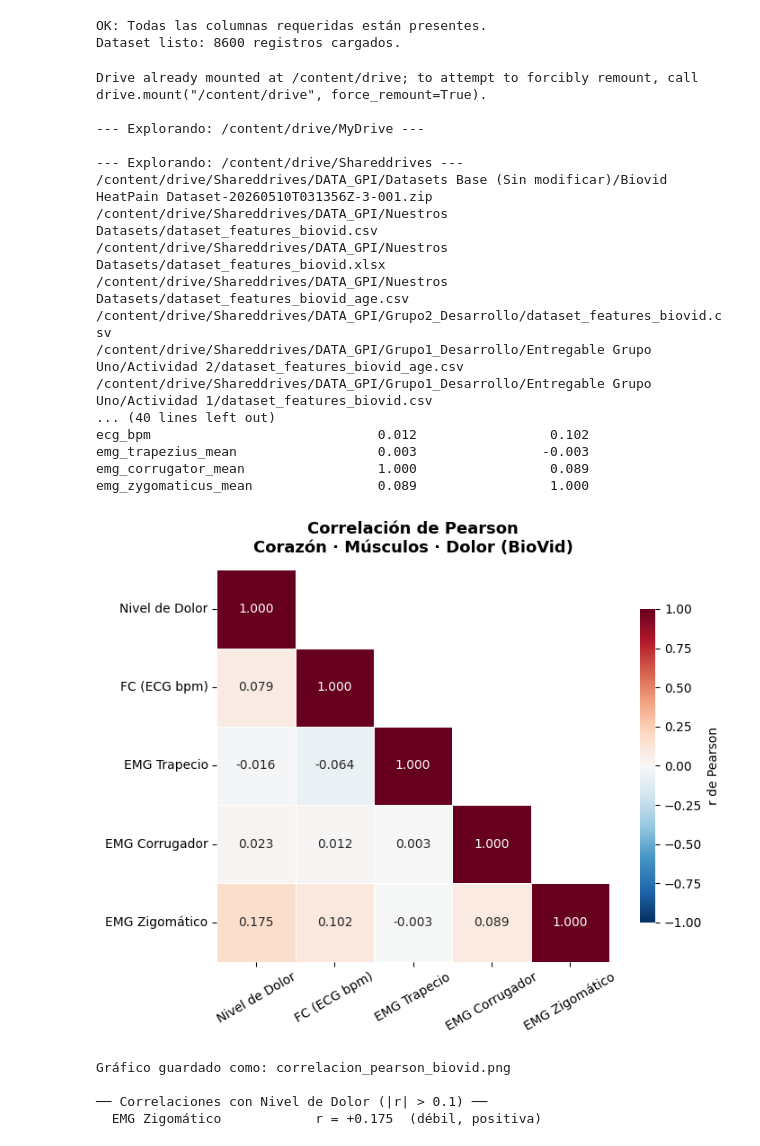
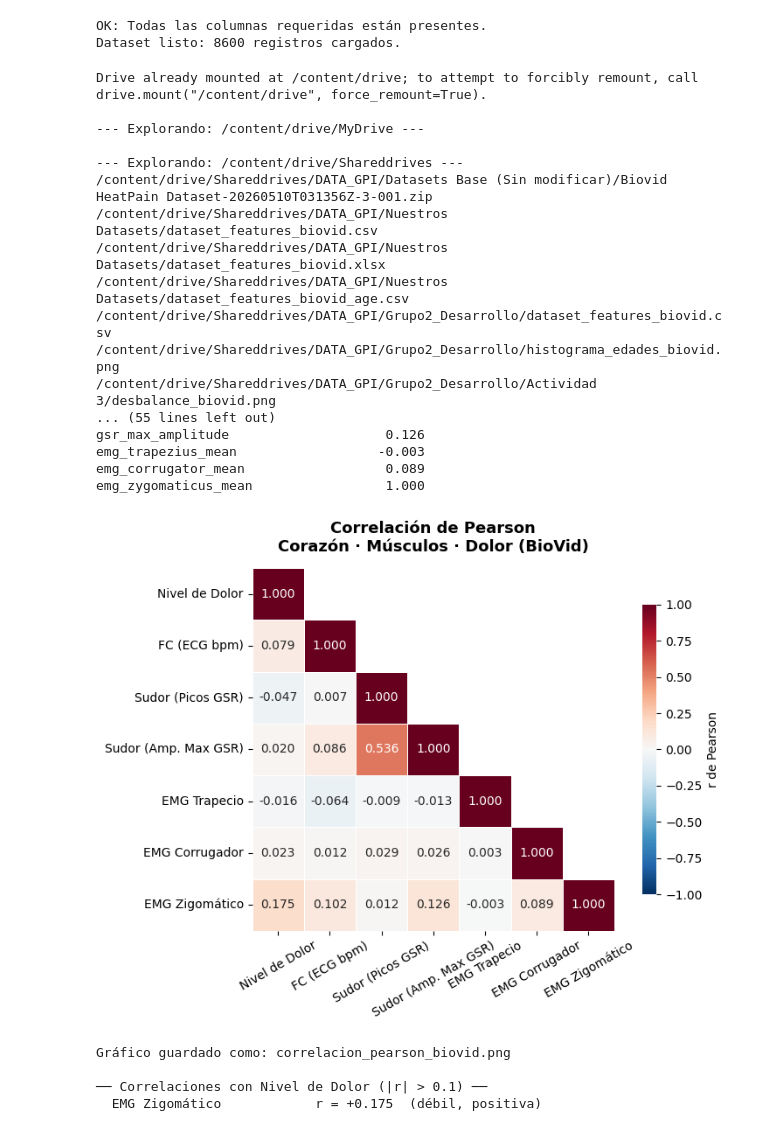
Before and after one commit to GaboGolCs/PainPredict-Neuro, a Jupyter notebook: notebooks/actividad_cuerpo_corr.ipynb, the cells around one changed output. Drawn from its saved outputs; the diff is of its cells as text; code cells hidden in the pictures.

```diff
--- a/notebooks/actividad_cuerpo_corr.ipynb
+++ b/notebooks/actividad_cuerpo_corr.ipynb
@@ -116,12 +119,18 @@ print(f"Filas: {df_biovid.shape[0]} | Columnas: {df_biovid.shape[1]}")
 print("\nColumnas disponibles:")
 print(df_biovid.columns.tolist())
 
-# ─── 3. DEFINIR COLUMNAS POR CATEGORÍA ───────────────────────────────────────
+# ─── 3. DEFINIR COLUMNAS POR CATEGORÍA (CORREGIDO) ───────────────────────────
 # Columnas relacionadas con el nivel de dolor (variable objetivo)
 cols_dolor = ['class_id']
 
 # Columnas relacionadas con la señal cardíaca (ECG)
 cols_corazon = ['ecg_bpm']
+
+# NUEVO: Columnas relacionadas con la sudoración de la piel (GSR)
+cols_sudor = [
+    'gsr_peaks_count',
+    'gsr_max_amplitude'
+]
 
 # Columnas relacionadas con las señales musculares (EMG)
 cols_musculos = [
@@ -130,8 +139,8 @@ cols_musculos = [
     'emg_zygomaticus_mean'
 ]
 
-# Combinar todas las columnas de interés para el análisis
-COLUMNAS_INTERES = cols_dolor + cols_corazon + cols_musculos
+# Combinar TODAS las columnas de interés (Incluyendo sudor) para el análisis
+COLUMNAS_INTERES = cols_dolor + cols_corazon + cols_sudor + cols_musculos
 
 # ─── 4. VERIFICAR DISPONIBILIDAD ─────────────────────────────────────────────
 columnas_faltantes = [col for col in COLUMNAS_INTERES if col not in df_biovid.columns]
@@ -157,11 +166,12 @@ print("\nMatriz de correlación de Pearson:")
 print(corr_matrix.round(3))
 
 # ─── 7. VISUALIZACIÓN ────────────────────────────────────────────────────────
-
-# Etiquetas legibles para los ejes del heatmap
+# Etiquetas legibles para los ejes del heatmap (Actualizado)
 etiquetas = {
     'class_id':              'Nivel de Dolor',
     'ecg_bpm':               'FC (ECG bpm)',
+    'gsr_peaks_count':       'Sudor (Picos GSR)',        # Agregado
+    'gsr_max_amplitude':     'Sudor (Amp. Max GSR)',     # Agregado
     'emg_trapezius_mean':    'EMG Trapecio',
     'emg_corrugator_mean':   'EMG Corrugador',
     'emg_zygomaticus_mean':  'EMG Zigomático'
@@ -197,41 +207,41 @@ ax.tick_params(axis='y', rotation=0)
 
 plt.tight_layout()
 plt.savefig('correlacion_pearson_biovid.png', dpi=150, bbox_inches='tight')
 plt.show()
 print("\nGráfico guardado como: correlacion_pearson_biovid.png")
 
 # ─── 8. INTERPRETACIÓN AUTOMÁTICA ────────────────────────────────────────────
 print("\n── Correlaciones con Nivel de Dolor (|r| > 0.1) ──")
 corr_dolor = corr_matrix['class_id'].drop('class_id').sort_values(key=abs, ascending=False)
 
 for col, r in corr_dolor.items():
     if abs(r) > 0.1: # Se muestran solo las correlaciones con una magnitud considerable.
         direccion = "positiva" if r > 0 else "negativa"
         intensidad = (
             "fuerte" if abs(r) > 0.5 else
             "moderada" if abs(r) > 0.3 else
             "débil"
         )
         print(f"  {etiquetas.get(col, col):25s} r = {r:+.3f}  ({intensidad}, {direccion})")
 # %% [output]
 Drive already mounted at /content/drive; to attempt to forcibly remount, call drive.mount("/content/drive", force_remount=True).
 
 --- Explorando: /content/drive/MyDrive ---
 
 --- Explorando: /content/drive/Shareddrives ---
 /content/drive/Shareddrives/DATA_GPI/Datasets Base (Sin modificar)/Biovid HeatPain Dataset-20260510T031356Z-3-001.zip
 /content/drive/Shareddrives/DATA_GPI/Nuestros Datasets/dataset_features_biovid.csv
 /content/drive/Shareddrives/DATA_GPI/Nuestros Datasets/dataset_features_biovid.xlsx
 /content/drive/Shareddrives/DATA_GPI/Nuestros Datasets/dataset_features_biovid_age.csv
 /content/drive/Shareddrives/DATA_GPI/Grupo2_Desarrollo/dataset_features_biovid.csv
-/content/drive/Shareddrives/DATA_GPI/Grupo1_Desarrollo/Entregable Grupo Uno/Actividad 2/dataset_features_biovid_age.csv
-/content/drive/Shareddrives/DATA_GPI/Grupo1_Desarrollo/Entregable Grupo Uno/Actividad 1/dataset_features_biovid.csv
-... (40 lines left out)
-ecg_bpm                             0.012                 0.102
-emg_trapezius_mean                  0.003                -0.003
-emg_corrugator_mean                 1.000                 0.089
-emg_zygomaticus_mean                0.089                 1.000
+/content/drive/Shareddrives/DATA_GPI/Grupo2_Desarrollo/histograma_edades_biovid.png
+/content/drive/Shareddrives/DATA_GPI/Grupo2_Desarrollo/Actividad 3/desbalance_biovid.png
+... (55 lines left out)
+gsr_max_amplitude                    0.126
+emg_trapezius_mean                  -0.003
+emg_corrugator_mean                  0.089
+emg_zygomaticus_mean                 1.000
-[figure, old version]
+[figure, new version]
 Gráfico guardado como: correlacion_pearson_biovid.png
 
 ── Correlaciones con Nivel de Dolor (|r| > 0.1) ──
```
Also changed, not shown: parts of 1 cell of this notebook.
